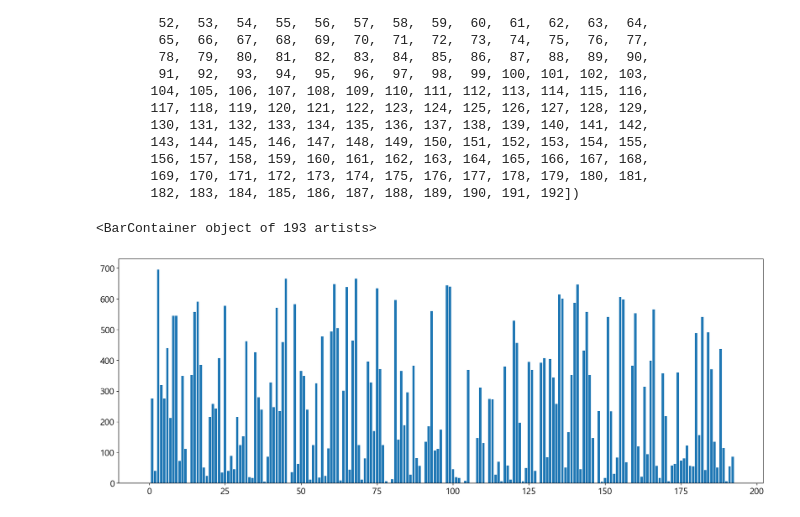
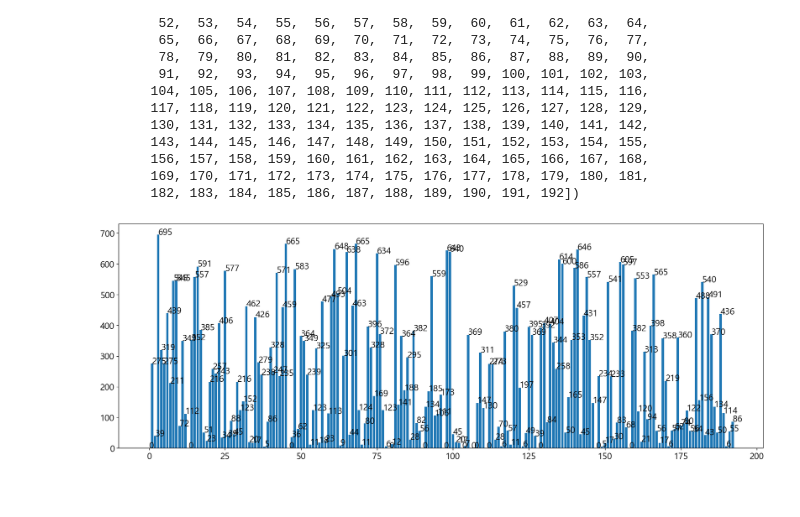
Before and after one commit to parkmk0615/smclass, a Jupyter notebook: d1112/d1112_12.ipynb, the cells around one changed output. Saved outputs shown, nothing was run; the diff lists cells and outputs as text; code cells hidden in the pictures.

```diff
--- a/d1112/d1112_12.ipynb
+++ b/d1112/d1112_12.ipynb
@@ -48,8 +48,9 @@ array([  0,   1,   2,   3,   4,   5,   6,   7,   8,   9,  10,  11,  12,
 # %%
 df['total_servings'] = df['beer_servings'] + df['spirit_servings'] + df['wine_servings']
 plt.figure(figsize=(20,7))
+plt.bar(index,df['total_servings'])
 
-plt.bar(index,df['total_servings'])
+for i in range(193):
+  plt.text(index[i],df['total_servings'][i],df['total_servings'][i])
 # %% [output]
-<BarContainer object of 193 artists>
-[figure, old version]
+[figure, new version]
```
